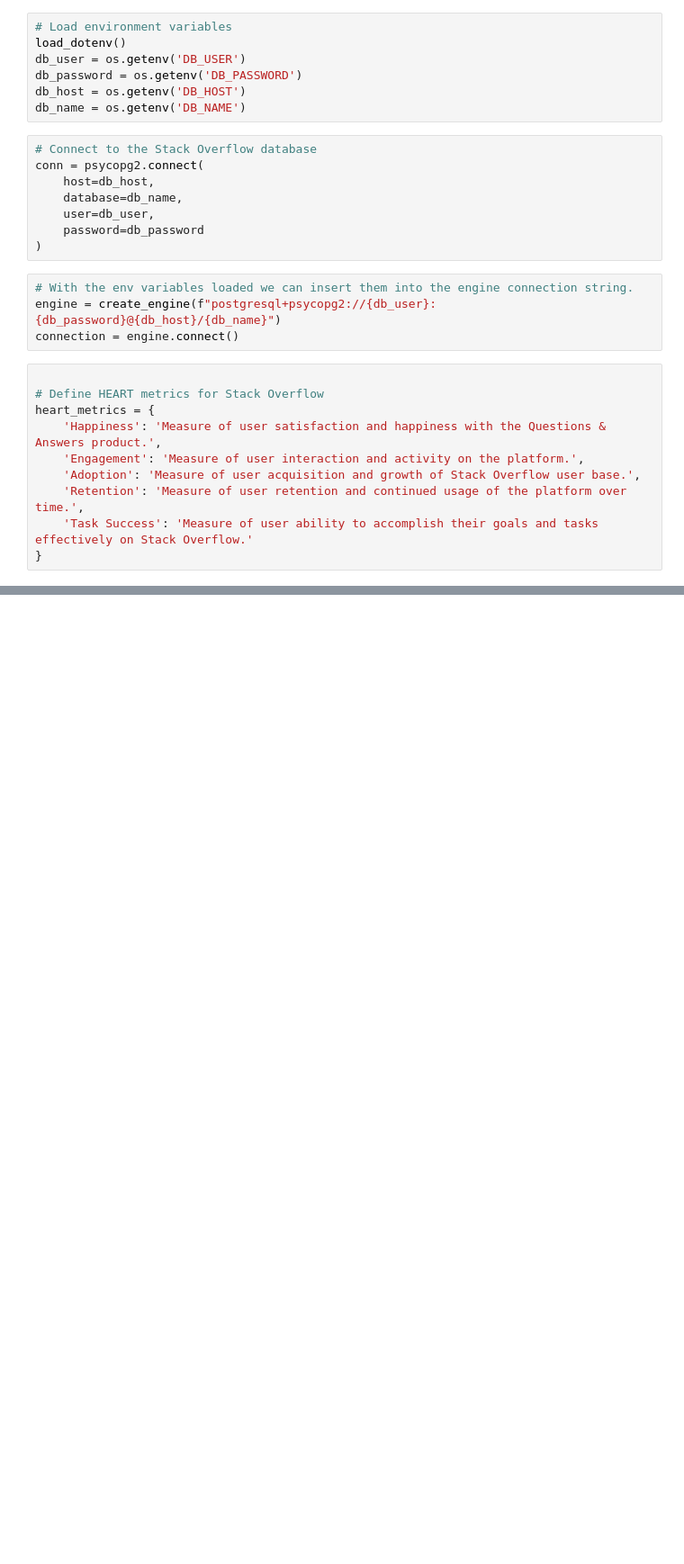
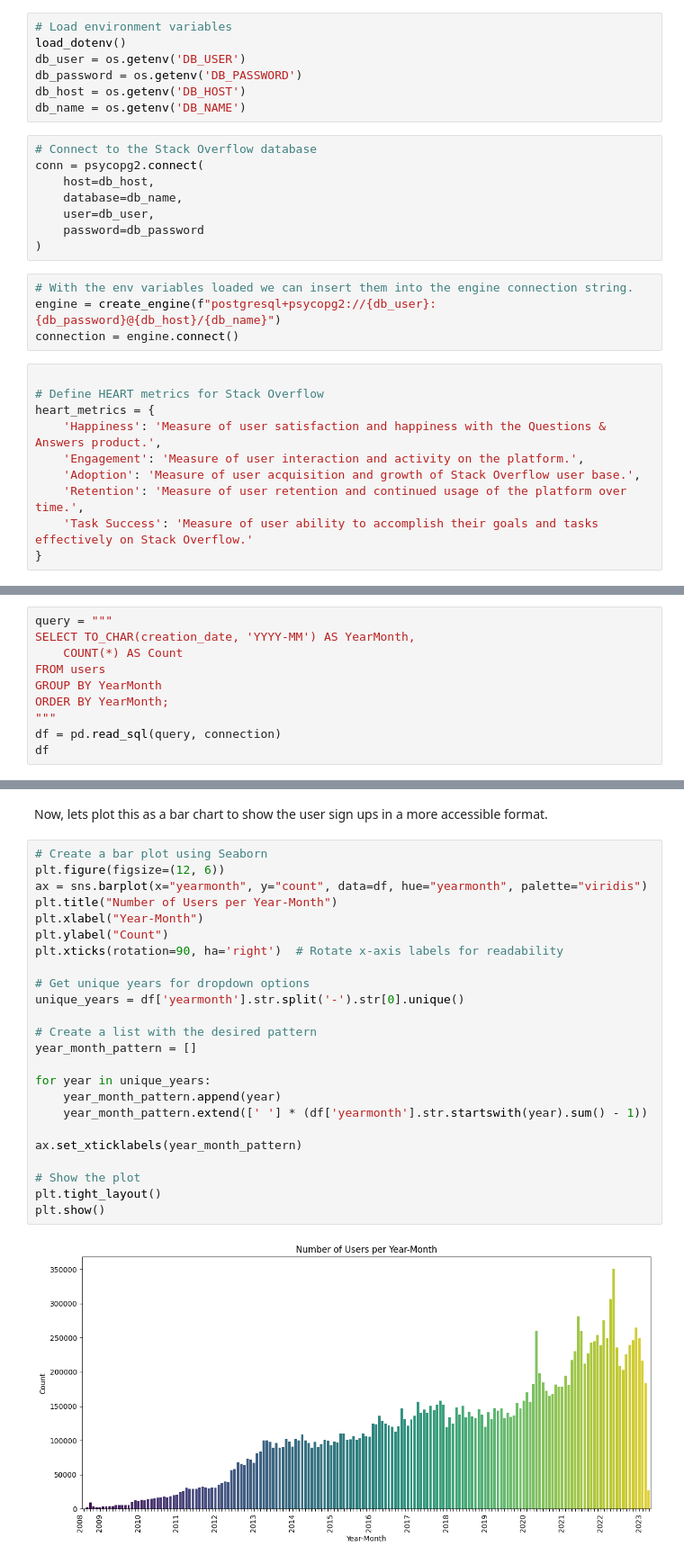
Before and after one commit to jdench1989/stack_overflow_analysis, a Jupyter notebook: SO_user_adoption.ipynb, the cells around one changed output, grey strips where cells are left out. Shown at 90% size. Saved outputs shown, nothing was run; the diff lists cells and outputs as text; blank space fills up the shorter version.

Commit message:
Implements user aoption analysis notebook

```diff
--- a/SO_user_adoption.ipynb
+++ b/SO_user_adoption.ipynb
@@ -40,0 +56,10 @@ heart_metrics = {
+# %%
+query = """
+SELECT TO_CHAR(creation_date, 'YYYY-MM') AS YearMonth,
+    COUNT(*) AS Count
+FROM users
+GROUP BY YearMonth
+ORDER BY YearMonth;
+"""
+df = pd.read_sql(query, connection)
+df
@@ -40,0 +80,28 @@ heart_metrics = {
+# %% [markdown]
+Now, lets plot this as a bar chart to show the user sign ups in a more accessible format.
+# %%
+# Create a bar plot using Seaborn
+plt.figure(figsize=(12, 6))
+ax = sns.barplot(x="yearmonth", y="count", data=df, hue="yearmonth", palette="viridis")
+plt.title("Number of Users per Year-Month")
+plt.xlabel("Year-Month")
+plt.ylabel("Count")
+plt.xticks(rotation=90, ha='right')  # Rotate x-axis labels for readability
+
+# Get unique years for dropdown options
+unique_years = df['yearmonth'].str.split('-').str[0].unique()
+
+# Create a list with the desired pattern
+year_month_pattern = []
+
+for year in unique_years:
+    year_month_pattern.append(year)
+    year_month_pattern.extend([' '] * (df['yearmonth'].str.startswith(year).sum() - 1))
+
+ax.set_xticklabels(year_month_pattern)
+
+# Show the plot
+plt.tight_layout()
+plt.show()
+# %% [output]
+[figure, added]
```
Also changed, not shown: parts of 7 cells of this notebook.
